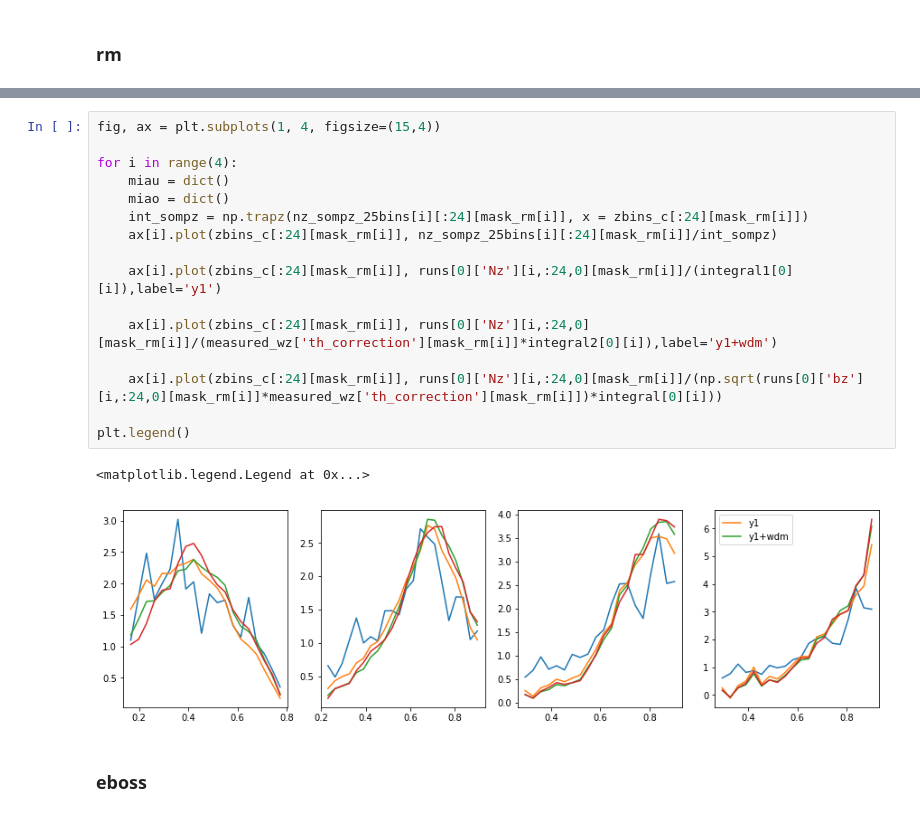
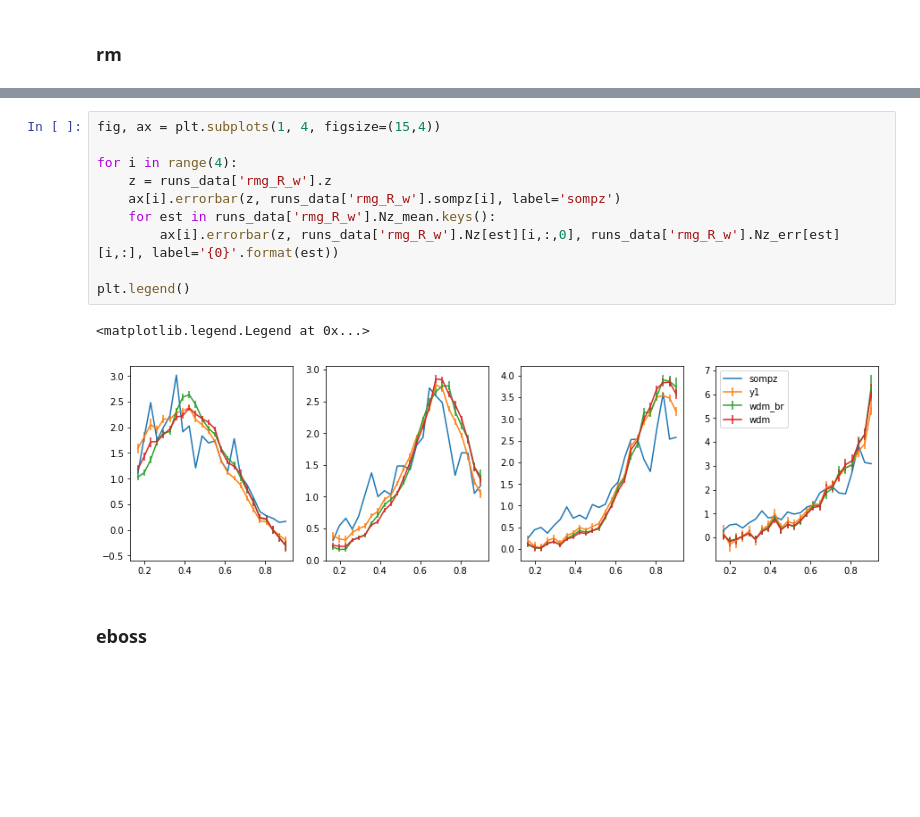
Before and after one commit to mgatti29/CORE, a Jupyter notebook: Results_data.ipynb, the cells around one changed output, grey strips where cells are left out. Saved outputs shown, nothing was run; the diff lists cells and outputs as text; blank space fills up the shorter version.

```diff
--- a/Results_data.ipynb
+++ b/Results_data.ipynb
@@ -358,21 +408,15 @@ done
-# %%
-fig, ax = plt.subplots(1, 4, figsize=(15,4))
-
-for i in range(4):
-    miau = dict()
-    miao = dict()
-    int_sompz = np.trapz(nz_sompz_25bins[i][:24][mask_rm[i]], x = zbins_c[:24][mask_rm[i]])
-    ax[i].plot(zbins_c[:24][mask_rm[i]], nz_sompz_25bins[i][:24][mask_rm[i]]/int_sompz)
-
-    ax[i].plot(zbins_c[:24][mask_rm[i]], runs[0]['Nz'][i,:24,0][mask_rm[i]]/(integral1[0][i]),label='y1')
-
-    ax[i].plot(zbins_c[:24][mask_rm[i]], runs[0]['Nz'][i,:24,0][mask_rm[i]]/(measured_wz['th_correction'][mask_rm[i]]*integral2[0][i]),label='y1+wdm')
-
-    ax[i].plot(zbins_c[:24][mask_rm[i]], runs[0]['Nz'][i,:24,0][mask_rm[i]]/(np.sqrt(runs[0]['bz'][i,:24,0][mask_rm[i]]*measured_wz['th_correction'][mask_rm[i]])*integral[0][i]))
-
-plt.legend()
-# %% [output]
-<matplotlib.legend.Legend at 0x...>
-[figure, removed]
+# %%
+fig, ax = plt.subplots(1, 4, figsize=(15,4))
+
+for i in range(4):
+    z = runs_data['rmg_R_w'].z
+    ax[i].errorbar(z, runs_data['rmg_R_w'].sompz[i], label='sompz')
+    for est in runs_data['rmg_R_w'].Nz_mean.keys():
+        ax[i].errorbar(z, runs_data['rmg_R_w'].Nz[est][i,:,0], runs_data['rmg_R_w'].Nz_err[est][i,:], label='{0}'.format(est))
+
+plt.legend()
+# %% [output]
+<matplotlib.legend.Legend at 0x...>
+[figure, added]
 # %% [markdown]
 ### eboss
```
Also changed, not shown: parts of 50 cells of this notebook.
